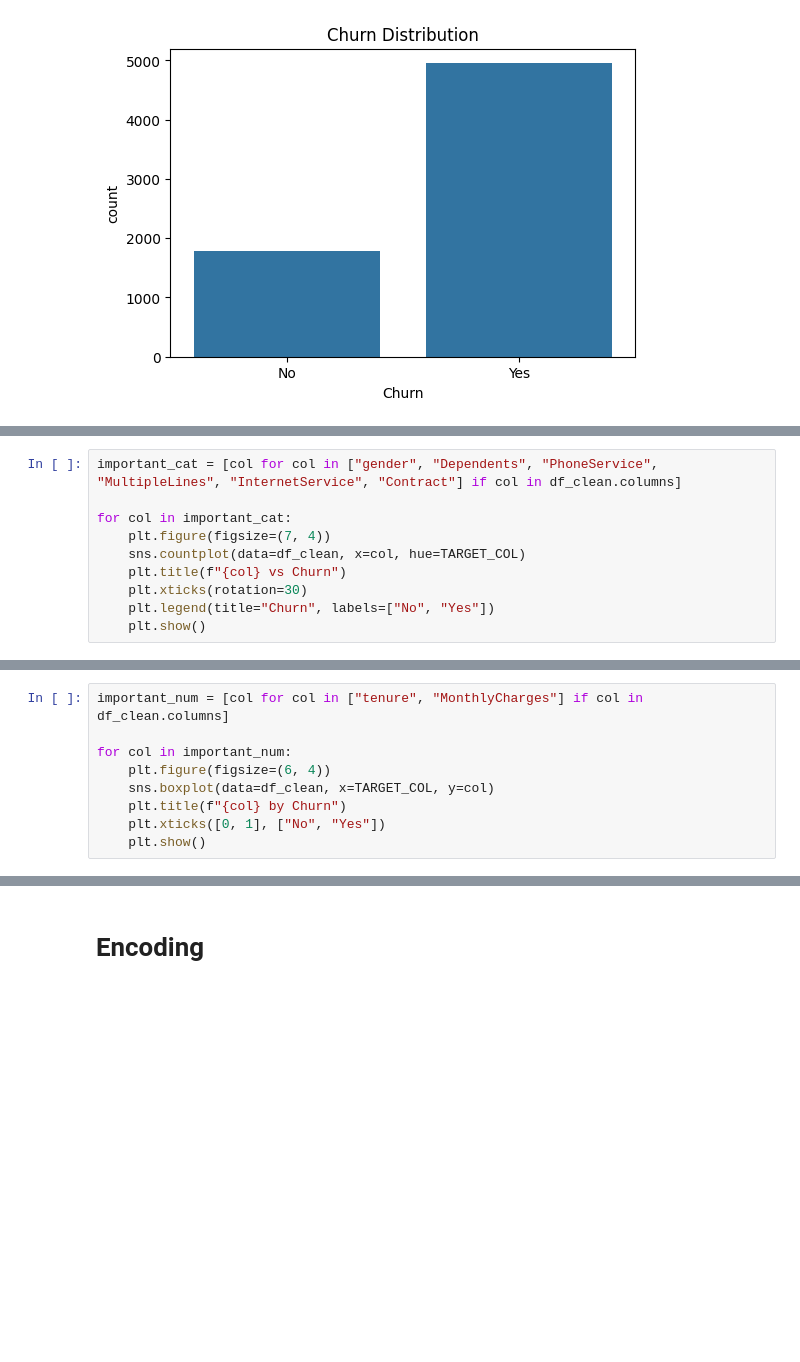
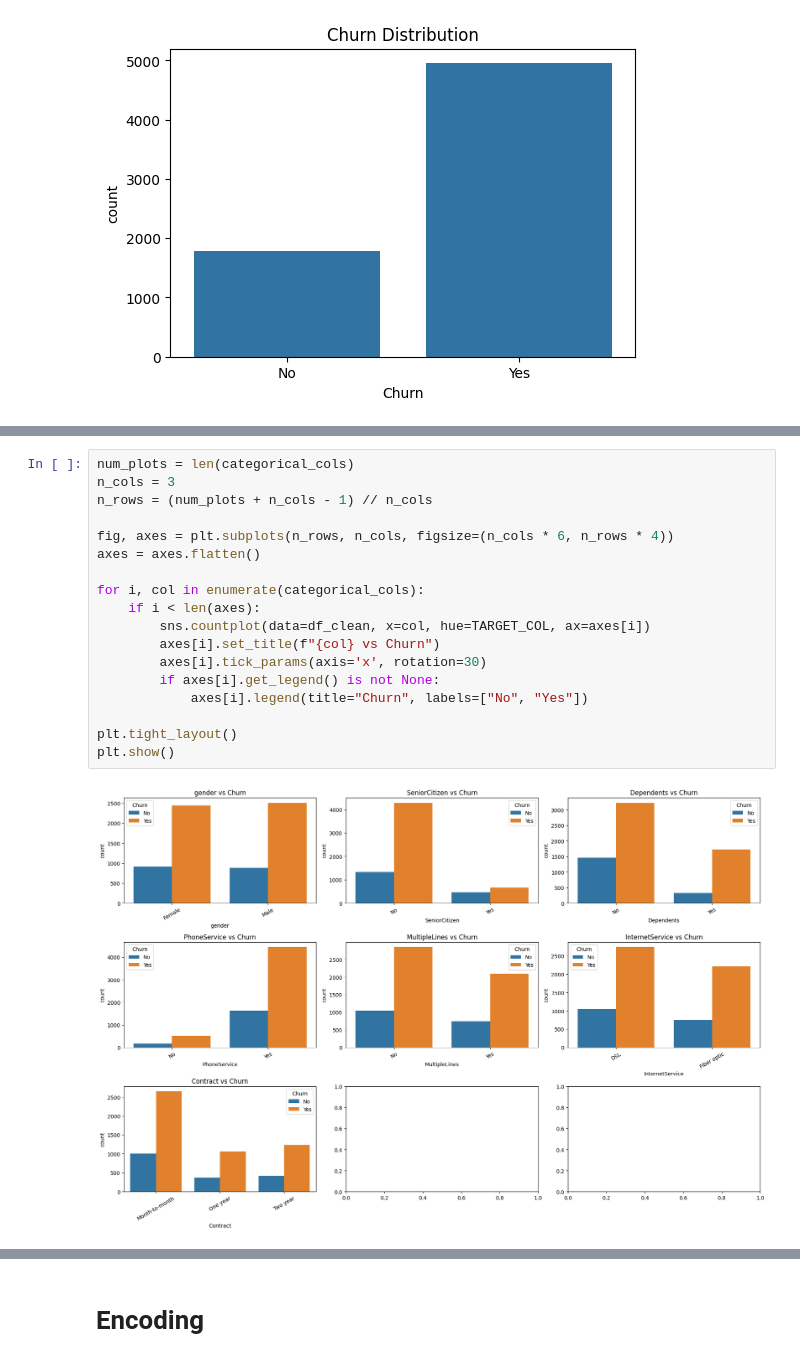
Before and after one commit to anilkhadka999/churn-analysis, a Jupyter notebook: Churn.ipynb, the cells around one changed output, grey strips where cells are left out. Saved outputs shown, nothing was run; the diff lists cells and outputs as text; blank space fills up the shorter version.

```diff
--- a/Churn.ipynb
+++ b/Churn.ipynb
@@ -250,10 +272,0 @@ for col in numeric_cols:
-# %%
-important_cat = [col for col in ["gender", "Dependents", "PhoneService", "MultipleLines", "InternetService", "Contract"] if col in df_clean.columns]
-
-for col in important_cat:
-    plt.figure(figsize=(7, 4))
-    sns.countplot(data=df_clean, x=col, hue=TARGET_COL)
-    plt.title(f"{col} vs Churn")
-    plt.xticks(rotation=30)
-    plt.legend(title="Churn", labels=["No", "Yes"])
-    plt.show()
@@ -267,9 +272,0 @@ for col in important_cat:
-# %%
-important_num = [col for col in ["tenure", "MonthlyCharges"] if col in df_clean.columns]
-
-for col in important_num:
-    plt.figure(figsize=(6, 4))
-    sns.boxplot(data=df_clean, x=TARGET_COL, y=col)
-    plt.title(f"{col} by Churn")
-    plt.xticks([0, 1], ["No", "Yes"])
-    plt.show()
@@ -278,0 +273,20 @@ for col in important_num:
+# %%
+num_plots = len(categorical_cols)
+n_cols = 3
+n_rows = (num_plots + n_cols - 1) // n_cols
+
+fig, axes = plt.subplots(n_rows, n_cols, figsize=(n_cols * 6, n_rows * 4))
+axes = axes.flatten()
+
+for i, col in enumerate(categorical_cols):
+    if i < len(axes):
+        sns.countplot(data=df_clean, x=col, hue=TARGET_COL, ax=axes[i])
+        axes[i].set_title(f"{col} vs Churn")
+        axes[i].tick_params(axis='x', rotation=30)
+        if axes[i].get_legend() is not None:
+            axes[i].legend(title="Churn", labels=["No", "Yes"])
+
+plt.tight_layout()
+plt.show()
+# %% [output]
+[figure, added]
```
Also changed, not shown: parts of 19 cells of this notebook.
